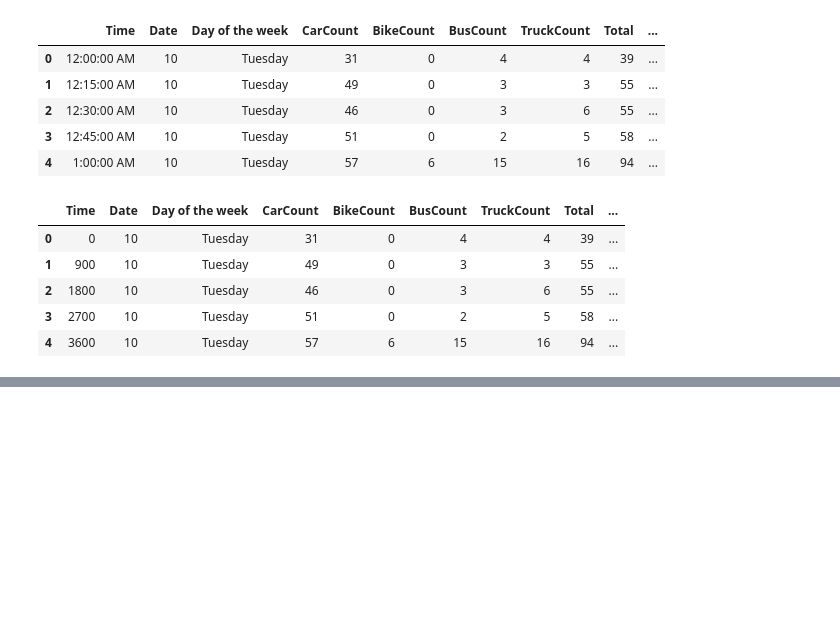
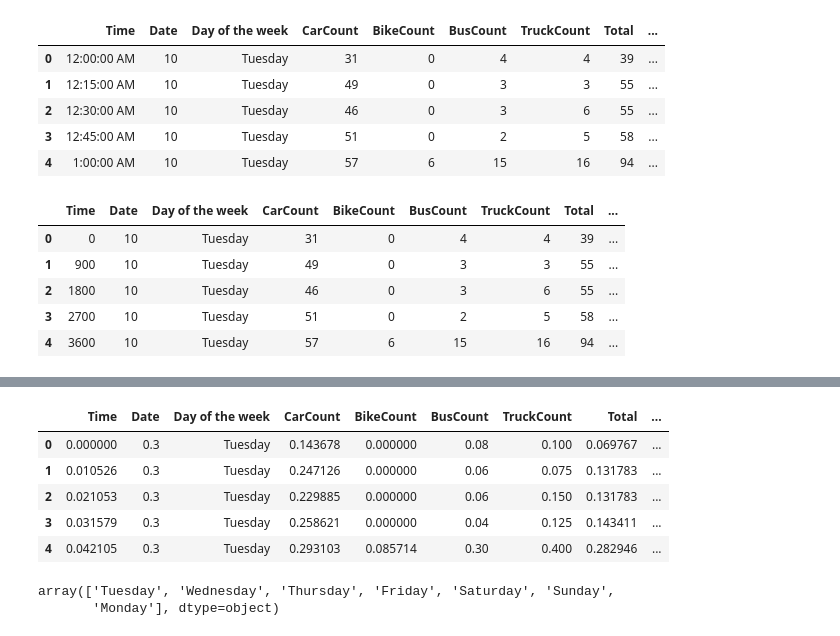
Before and after one commit to Kazeem-Bello/Traffic-Analysis, a Jupyter notebook: assignment.ipynb, the cells around one changed output, grey strips where cells are left out. Drawn from its saved outputs; the diff is of its cells as text; code cells hidden in the pictures; blank space fills up the shorter version.

```diff
--- a/assignment.ipynb
+++ b/assignment.ipynb
@@ -163,0 +198,22 @@ traffic_df.head()
+# %%
+traffic_df["Time"] = traffic_df["Time"].apply(lambda x: (x- min(traffic_df["Time"]))/ (max(traffic_df["Time"]) - min(traffic_df["Time"])))
+traffic_df["Date"] = traffic_df["Date"].apply(lambda x: (x- min(traffic_df["Date"]))/ (max(traffic_df["Date"]) - min(traffic_df["Date"])))
+traffic_df["CarCount"] = traffic_df["CarCount"].apply(lambda x: (x- min(traffic_df["CarCount"]))/ (max(traffic_df["CarCount"]) - min(traffic_df["CarCount"])))
+traffic_df["BikeCount"] = traffic_df["BikeCount"].apply(lambda x: (x- min(traffic_df["BikeCount"]))/ (max(traffic_df["BikeCount"]) - min(traffic_df["BikeCount"])))
+traffic_df["BusCount"] = traffic_df["BusCount"].apply(lambda x: (x- min(traffic_df["BusCount"]))/ (max(traffic_df["BusCount"]) - min(traffic_df["BusCount"])))
+traffic_df["TruckCount"] = traffic_df["TruckCount"].apply(lambda x: (x- min(traffic_df["TruckCount"]))/ (max(traffic_df["TruckCount"]) - min(traffic_df["TruckCount"])))
+traffic_df["Total"] = traffic_df["Total"].apply(lambda x: (x- min(traffic_df["Total"]))/ (max(traffic_df["Total"]) - min(traffic_df["Total"])))
+# %%
+traffic_df.head()
+# %% [output]
+|  | Time | Date | Day of the week | CarCount | BikeCount | BusCount | TruckCount | Total | ... |
+| 0 | 0.000000 | 0.3 | Tuesday | 0.143678 | 0.000000 | 0.08 | 0.100 | 0.069767 | ... |
+| 1 | 0.010526 | 0.3 | Tuesday | 0.247126 | 0.000000 | 0.06 | 0.075 | 0.131783 | ... |
+| 2 | 0.021053 | 0.3 | Tuesday | 0.229885 | 0.000000 | 0.06 | 0.150 | 0.131783 | ... |
+| 3 | 0.031579 | 0.3 | Tuesday | 0.258621 | 0.000000 | 0.04 | 0.125 | 0.143411 | ... |
+| 4 | 0.042105 | 0.3 | Tuesday | 0.293103 | 0.085714 | 0.30 | 0.400 | 0.282946 | ... |
+# %%
+traffic_df["Day of the week"].unique()
+# %% [output]
+array(['Tuesday', 'Wednesday', 'Thursday', 'Friday', 'Saturday', 'Sunday',
+       'Monday'], dtype=object)
```
Also changed, not shown: parts of 7 cells of this notebook.
